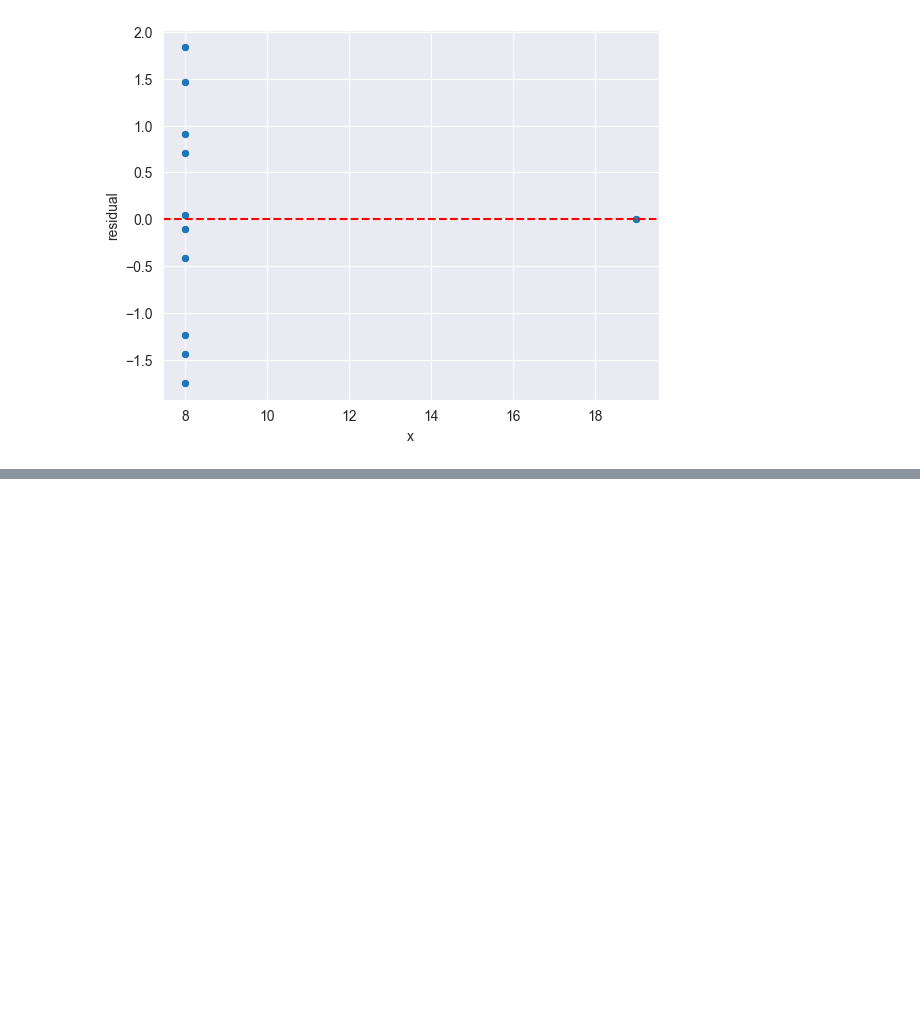
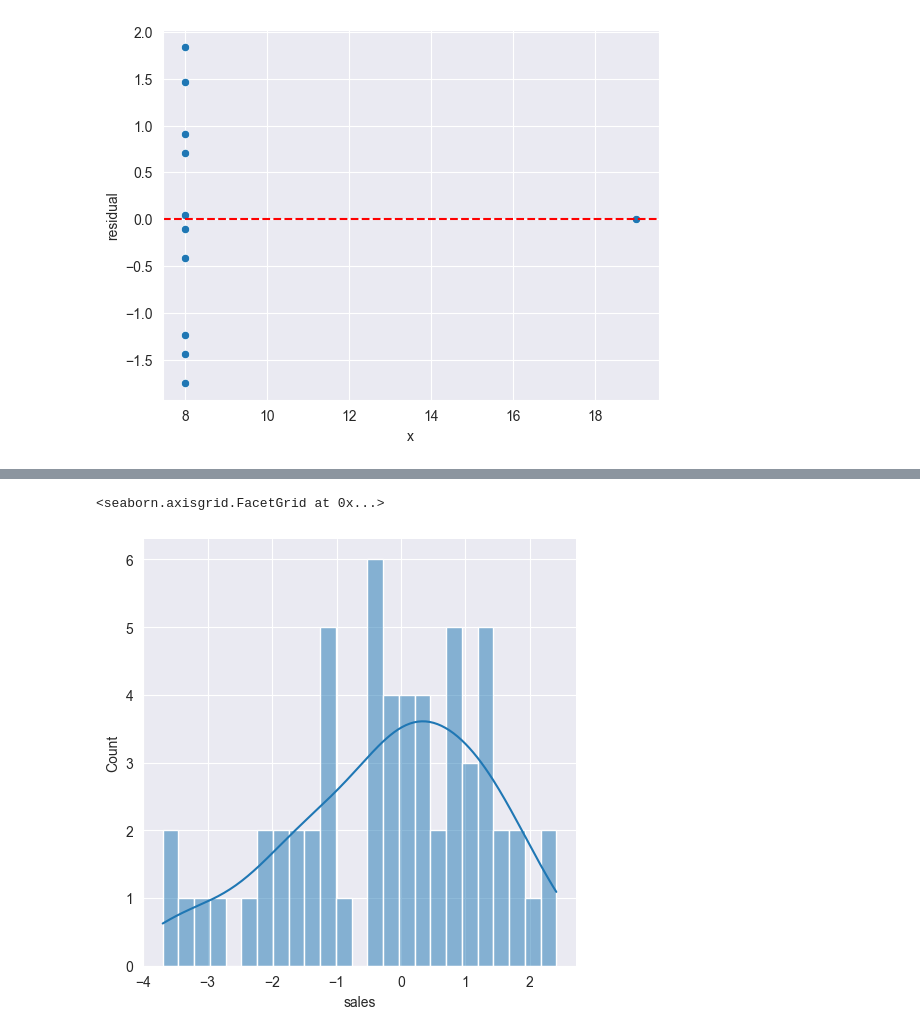
Before and after one commit to ZygimantasB/data_science_ml_learning, a Jupyter notebook: Section 10 Linear Regression/Remember 2/01-Linear-Regression-with-Scitkit-Learn.ipynb, the cells around one changed output, grey strips where cells are left out. Cells and saved outputs as stored; diff of their text form; code cells hidden in the pictures; blank space fills up the shorter version.

```diff
--- a/Section 10 Linear Regression/Remember 2/01-Linear-Regression-with-Scitkit-Learn.ipynb
+++ b/Section 10 Linear Regression/Remember 2/01-Linear-Regression-with-Scitkit-Learn.ipynb
@@ -246,0 +261,5 @@ plt.axhline(0, color='red', linestyle='--')
+# %%
+sns.displot(test_res, bins=25, kde=True)
+# %% [output]
+<seaborn.axisgrid.FacetGrid at 0x...>
+[figure, added]
```
Also changed, not shown: parts of 22 cells of this notebook, 1 other file.
